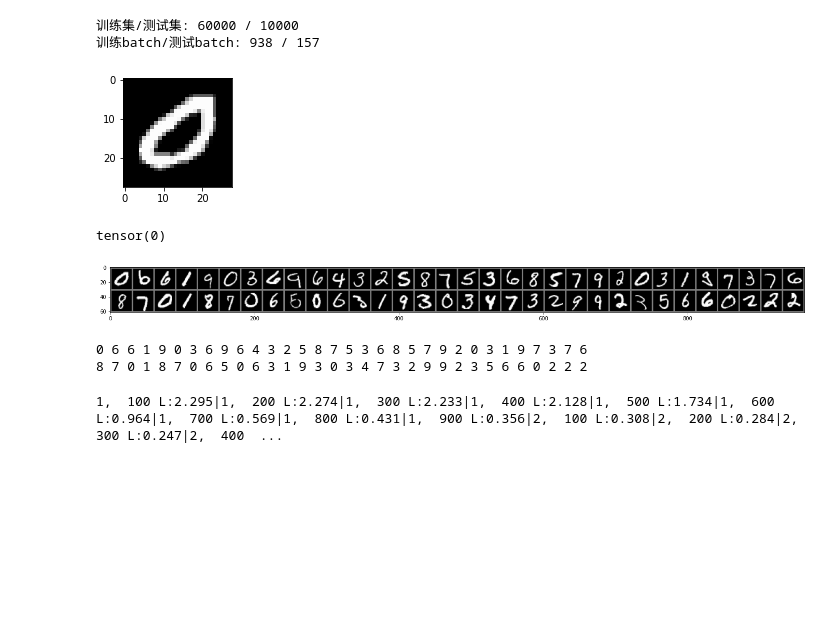
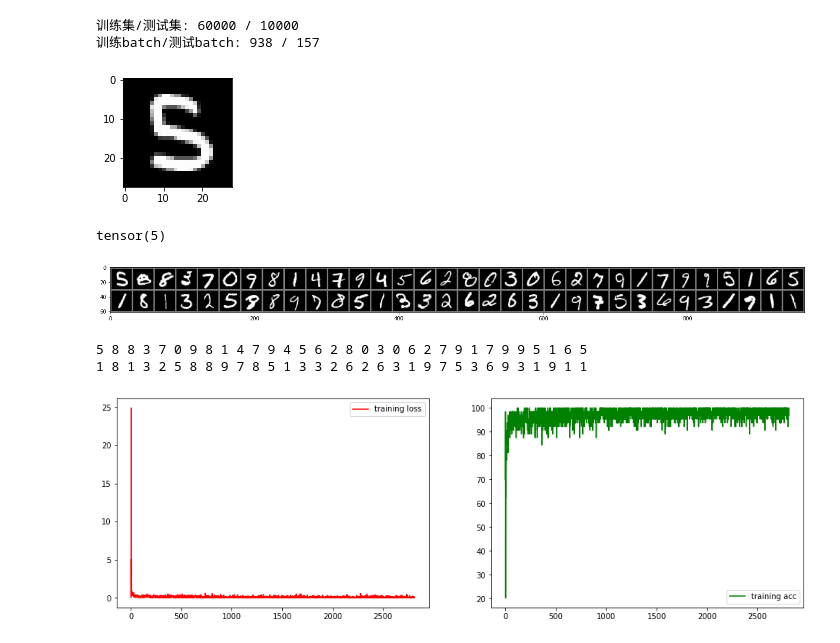
Before and after one commit to yuchouxuan/study, a Jupyter notebook: aistudy/Untitled.ipynb, the cells around one changed output. Cells and saved outputs as stored; diff of their text form; code cells hidden in the pictures; blank space fills up the shorter version.

```diff
--- a/aistudy/Untitled.ipynb
+++ b/aistudy/Untitled.ipynb
@@ -22,6 +21,7 @@ data_iter = iter(train_loader)
 训练集/测试集: 60000 / 10000
 训练batch/测试batch: 938 / 157
 # %%
+data_iter = iter(train_loader)
 nd = next(data_iter)
 oneimg,label = nd[0][0],nd[1][0]
 grid = utils.make_grid(oneimg)
@@ -51,10 +51,10 @@ for i in range(64):
     if i%32 == 0:
         print(end='\n')
 # %% [output]
-[figure, old version]
+[figure, new version]
-tensor(0)
+tensor(5)
-[figure, old version]
+[figure, new version]
-0 6 6 1 9 0 3 6 9 6 4 3 2 5 8 7 5 3 6 8 5 7 9 2 0 3 1 9 7 3 7 6
-8 7 0 1 8 7 0 6 5 0 6 3 1 9 3 0 3 4 7 3 2 9 9 2 3 5 6 6 0 2 2 2
+5 8 8 3 7 0 9 8 1 4 7 9 4 5 6 2 8 0 3 0 6 2 7 9 1 7 9 9 5 1 6 5
+1 8 1 3 2 5 8 8 9 7 8 5 1 3 3 2 6 2 6 3 1 9 7 5 3 6 9 3 1 9 1 1
 # %%
 import torch.nn.functional as F
@@ -93,41 +88,62 @@ optimizer = optim.SGD(net.parameters(), lr=0.001, momentum=0.9)
 # %%
-train_accs = []
-train_loss = []
-test_accs = []
+import datetime as dt
+import tqdm.notebook as tqnb
+tstart=dt.datetime.now()
+train_accs = [70]
+train_loss = [5]
+
 device = torch.device("cuda:0" if torch.cuda.is_available() else "cpu")
 net = net.to(device)
-for epoch in range(3):
+
+import torch.optim as optim
+criterion = nn.CrossEntropyLoss()
+#optimizer = optim.Adagrad(net.parameters(), lr=0.001)
+#optimizer = optim.SGD(net.parameters(), lr=0.01, momentum=0.5)
+optimizer = torch.optim.Adam(net.parameters(),lr=0.005)#Adam优化方法比较时髦
+
+roundx=3
+pbar = tqnb.tqdm(total=len(train_loader)*roundx)
+for epoch in range(roundx):
     running_loss = 0.0
     for i,data in enumerate(train_loader,0):#0是下标起始位置默认为0
         # data 的格式[[inputs, labels]]
 #         inputs,labels = data
         inputs,labels = data[0].to(device), data[1].to(device)
         #初始为0，清除上个batch的梯度信息
         optimizer.zero_grad()
 
         #前向+后向+优化
         outputs = net(inputs)
         loss = criterion(outputs,labels)
         loss.backward()
         optimizer.step()
 
         # loss 的输出，每个一百个batch输出，平均的loss
         running_loss += loss.item()
-        if i%100 == 99:
-            print('%d,%5d\tL:%.3f' % (epoch+1,i+1,running_loss/100), end='|')
-            running_loss = 0.0
+#         if i%100 == 99:
+#             print('%d,%d-%.3f' % (epoch+1,i+1,running_loss/100), end='|')
+#             running_loss = 0.0
         train_loss.append(loss.item())
 
         # 训练曲线的绘制 一个batch中的准确率
         correct = 0
         total = 0
         _, predicted = torch.max(outputs.data, 1)
         total = labels.size(0)# labels 的长度
         correct = (predicted == labels).sum().item() # 预测正确的数目
         train_accs.append(100*correct/total)
+        pbar.update(1)
+pbar.close()
+torch.cuda.empty_cache()
+dt.datetime.now()-tstart
 
-print('[END]')
-
-torch.cuda.empty_cache()
+import seaborn as sns
+def draw_train_process(title,iters,costs,accs,label_cost,lable_acc):
+    fig, axes = plt.subplots(1, 2, figsize=[16, 5])
+    sns.lineplot(iters, costs,color='red',label=label_cost, ax = axes[0])
+    sns.lineplot(iters, accs,color='green',label=lable_acc,ax=axes[1])
+    plt.show()
+train_iters = range(len(train_accs))
+draw_train_process('training',train_iters,train_loss,train_accs,'training loss','training acc')
 # %% [output]
-1,  100 L:2.295|1,  200 L:2.274|1,  300 L:2.233|1,  400 L:2.128|1,  500 L:1.734|1,  600 L:0.964|1,  700 L:0.569|1,  800 L:0.431|1,  900 L:0.356|2,  100 L:0.308|2,  200 L:0.284|2,  300 L:0.247|2,  400  ...
+[figure, added]
```
Also changed, not shown: parts of 5 cells of this notebook, 5 other files.
